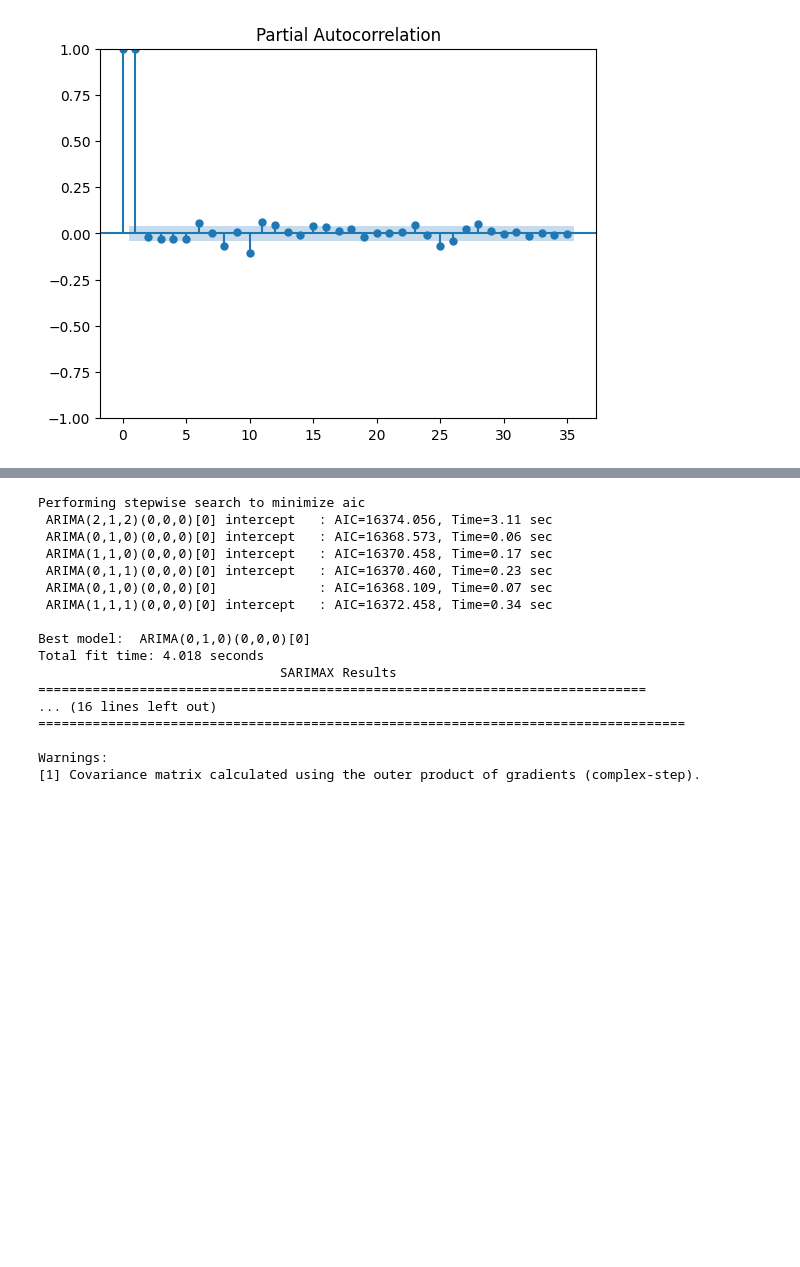
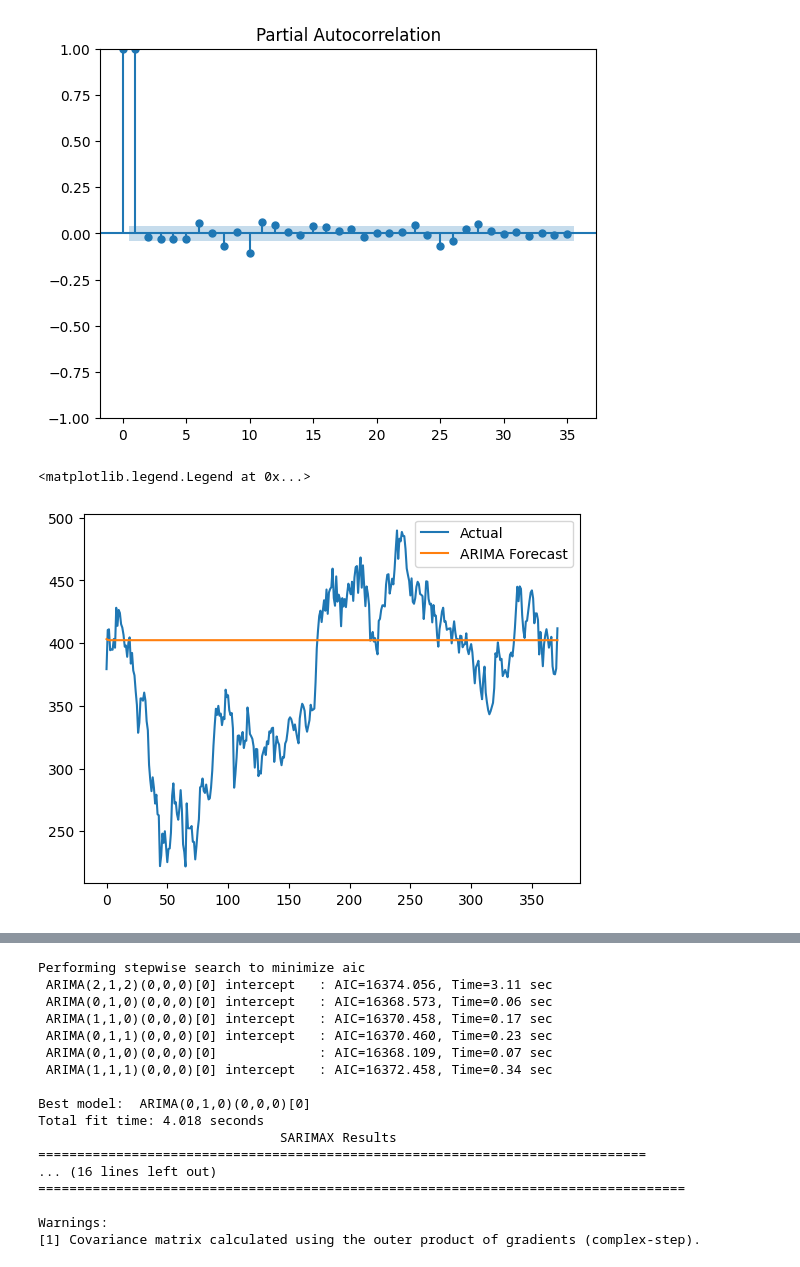
Before and after one commit to hareg10academy21-byte/portfolio-optimization, a Jupyter notebook: notebooks/task2_modeling.ipynb, the cells around one changed output, grey strips where cells are left out. Cells and saved outputs as stored; diff of their text form; code cells hidden in the pictures; blank space fills up the shorter version.

```diff
--- a/notebooks/task2_modeling.ipynb
+++ b/notebooks/task2_modeling.ipynb
@@ -267,3 +267,10 @@ plt.show()
 # %% [output]
 [figure]
 [figure]
+# %%
+plt.plot(test.values, label="Actual")
+plt.plot(forecast, label="ARIMA Forecast")
+plt.legend()
+# %% [output]
+<matplotlib.legend.Legend at 0x...>
+[figure, added]
```
Also changed, not shown: parts of 1 cell of this notebook, 1 other file.
